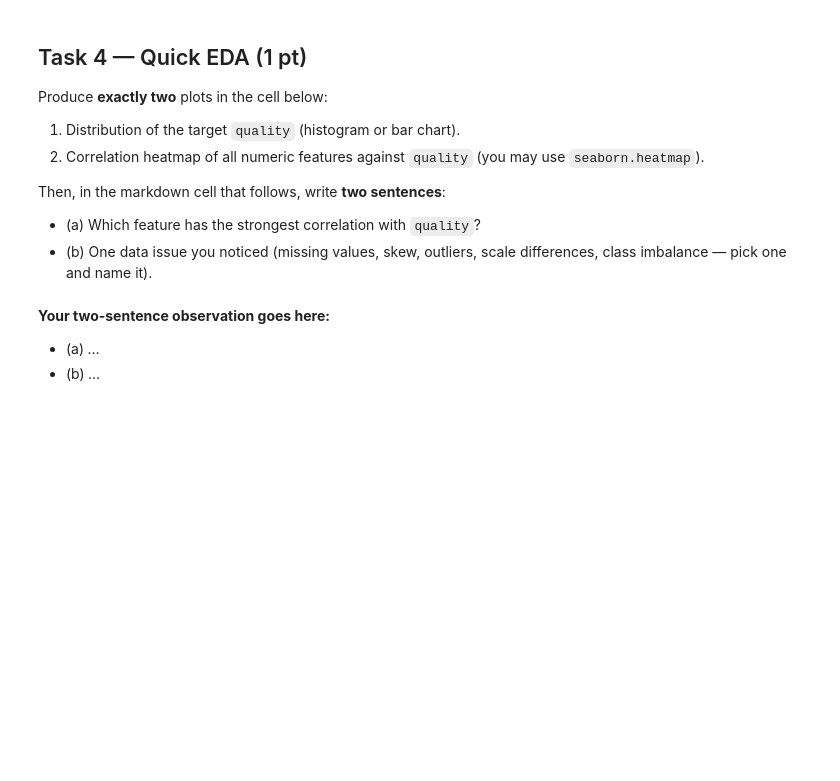
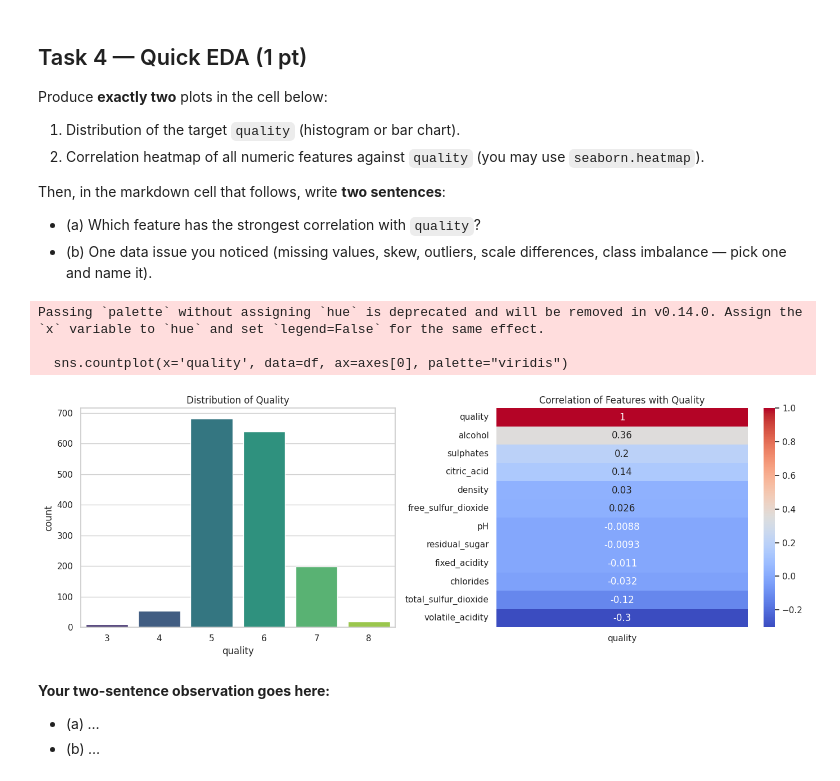
Before and after one commit to Gonza2000/Machine-Learning-6-SIN-A-Mar-Jul-2026, a Jupyter notebook: notebooks/exam.ipynb, the cells around one changed output. Cells and saved outputs as stored; diff of their text form; code cells hidden in the pictures; blank space fills up the shorter version.

Commit message:
Task 4 : Complete!

```diff
--- a/notebooks/exam.ipynb
+++ b/notebooks/exam.ipynb
@@ -99,6 +114,6 @@ print(f"target_value = {target_value}")
 Run the cell below to load the wine quality dataset. **Do not modify it.**
 # %%
 import pandas as pd
-df = pd.read_csv("../data/wine_quality.csv")
+df = pd.read_csv("/workspaces/Machine-Learning-6-SIN-A-Mar-Jul-2026/data/wine_quality.csv")
 print(f"Loaded {df.shape[0]} rows and {df.shape[1]} columns.")
 df.head()
@@ -115,8 +138,29 @@ Then, in the markdown cell that follows, write **two sentences**:
 # %%
 import matplotlib.pyplot as plt
 import seaborn as sns
 
-# TODO Task 4: produce the two required plots here.
+# Configuración de estilo
+sns.set_theme(style="whitegrid")
+fig, axes = plt.subplots(1, 2, figsize=(14, 5))
+
+# 1. Distribución del target 'quality'
+sns.countplot(x='quality', data=df, ax=axes[0], palette="viridis")
+axes[0].set_title("Distribution of Quality")
+
+# 2. Mapa de calor de correlación (todas las variables vs quality)
+# Nota: Asumiendo que df es tu DataFrame principal
+corr_matrix = df.corr()
+sns.heatmap(corr_matrix[['quality']].sort_values(by='quality', ascending=False),
+            annot=True, cmap='coolwarm', ax=axes[1], cbar=True)
+axes[1].set_title("Correlation of Features with Quality")
+
+plt.tight_layout()
+plt.show()
+# %% [output]
+Passing `palette` without assigning `hue` is deprecated and will be removed in v0.14.0. Assign the `x` variable to `hue` and set `legend=False` for the same effect.
+
+  sns.countplot(x='quality', data=df, ax=axes[0], palette="viridis")
+[figure, added]
 # %% [markdown]
 **Your two-sentence observation goes here:**
 
```
Also changed, not shown: parts of 3 cells of this notebook.
